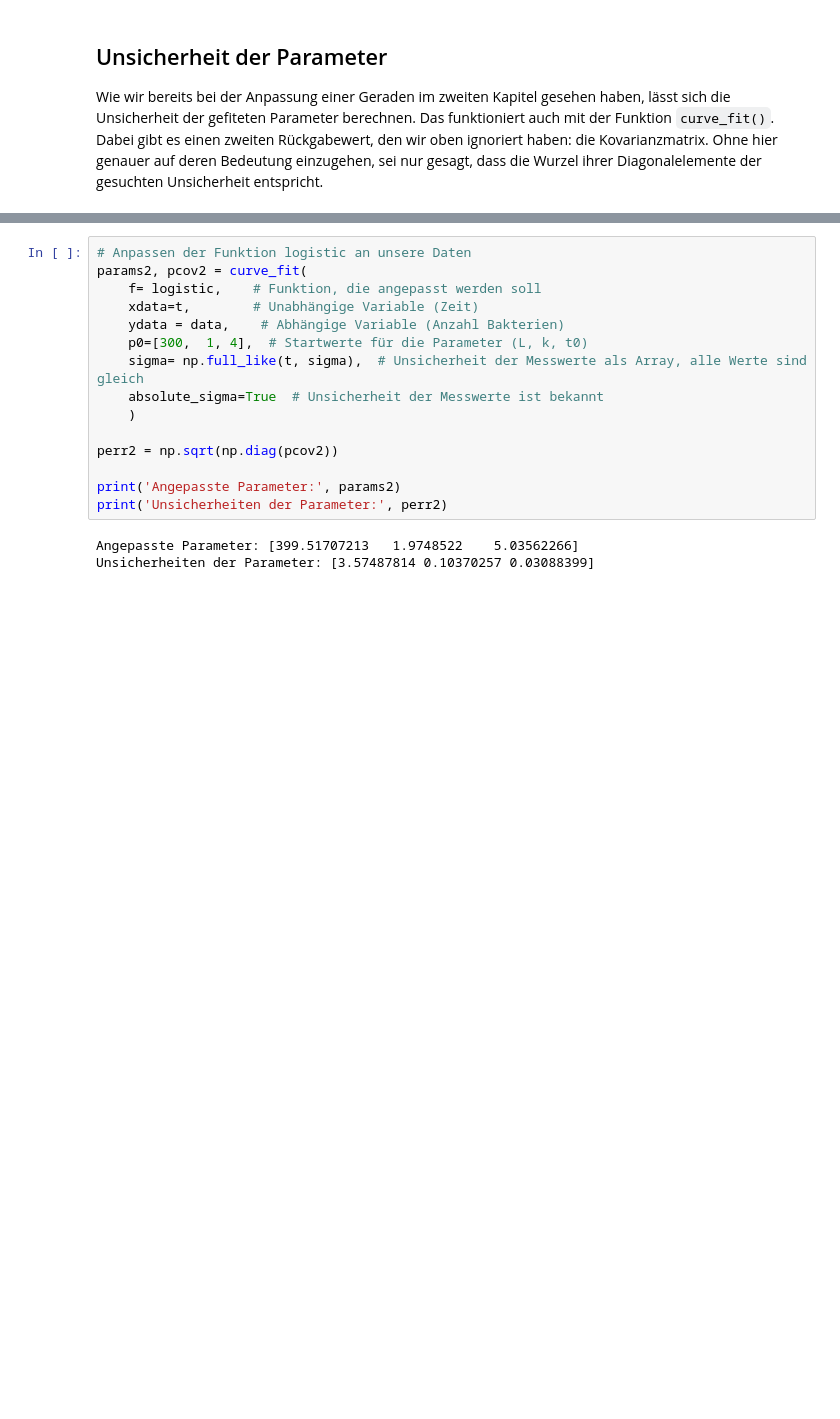
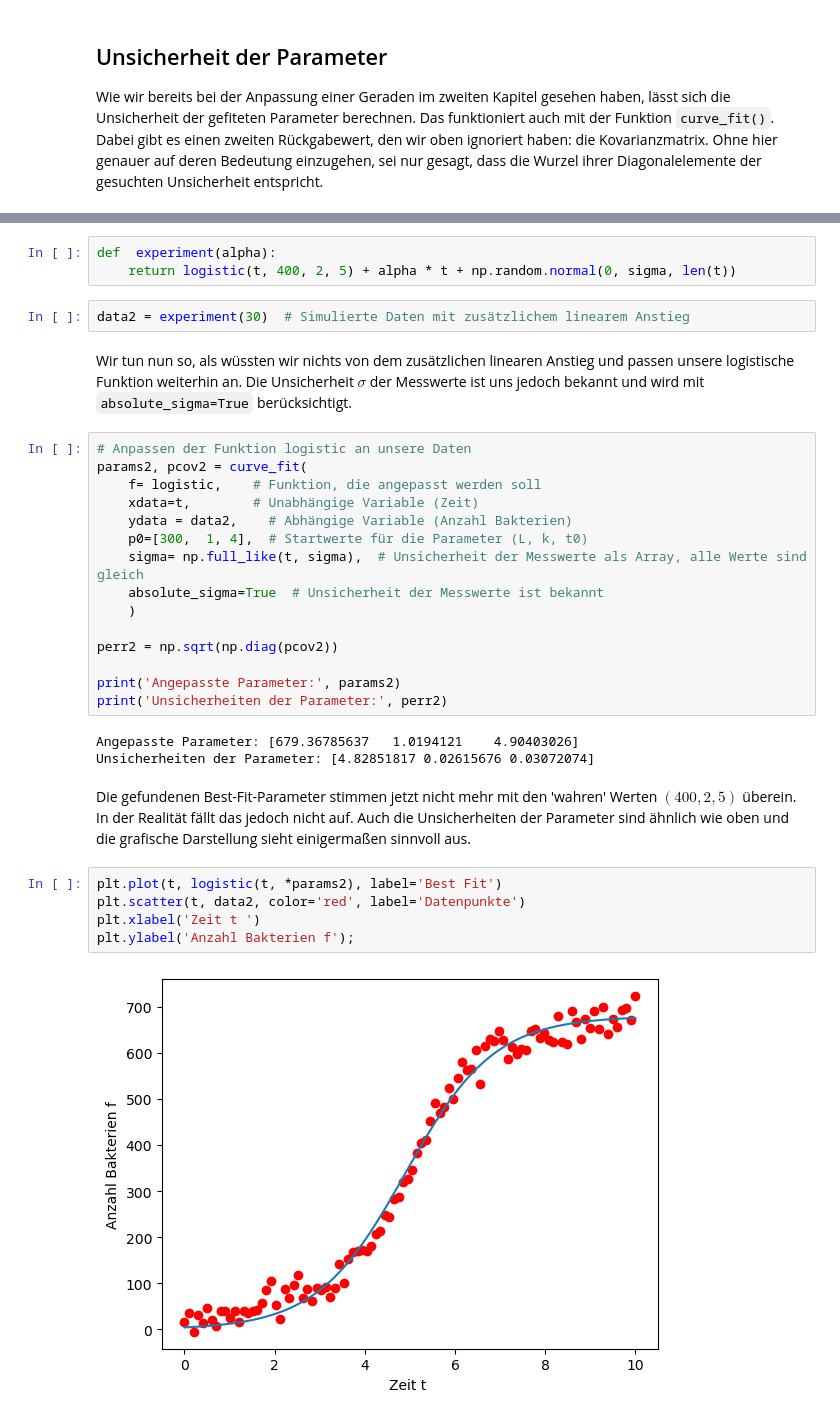
Before and after one commit to Lippitz-Lab/praktikum_1, a Jupyter notebook: kap5_fit.ipynb, the cells around one changed output, grey strips where cells are left out. Saved outputs shown, nothing was run; the diff lists cells and outputs as text; blank space fills up the shorter version.

```diff
--- a/kap5_fit.ipynb
+++ b/kap5_fit.ipynb
@@ -181,9 +185,16 @@ In unserem Demo-Beispiel kennen wir die Unsicherheit, da wir die Standardabweich
+# %%
+def  experiment(alpha):
+    return logistic(t, 400, 2, 5) + alpha * t + np.random.normal(0, sigma, len(t))
+# %%
+data2 = experiment(30)  # Simulierte Daten mit zusätzlichem linearem Anstieg
+# %% [markdown]
+Wir tun nun so, als wüssten wir nichts von dem zusätzlichen linearen Anstieg und passen unsere logistische Funktion weiterhin an. Die Unsicherheit $\sigma$ der Messwerte ist uns jedoch bekannt und wird mit `absolute_sigma=True` berücksichtigt.
 # %%
 # Anpassen der Funktion logistic an unsere Daten
 params2, pcov2 = curve_fit(
     f= logistic,    # Funktion, die angepasst werden soll
     xdata=t,        # Unabhängige Variable (Zeit)
-    ydata = data,    # Abhängige Variable (Anzahl Bakterien)
+    ydata = data2,    # Abhängige Variable (Anzahl Bakterien)
     p0=[300,  1, 4],  # Startwerte für die Parameter (L, k, t0)
     sigma= np.full_like(t, sigma),  # Unsicherheit der Messwerte als Array, alle Werte sind gleich
     absolute_sigma=True  # Unsicherheit der Messwerte ist bekannt
@@ -194,5 +205,14 @@ perr2 = np.sqrt(np.diag(pcov2))
 print('Angepasste Parameter:', params2)
 print('Unsicherheiten der Parameter:', perr2)
 # %% [output]
-Angepasste Parameter: [399.51707213   1.9748522    5.03562266]
-Unsicherheiten der Parameter: [3.57487814 0.10370257 0.03088399]
+Angepasste Parameter: [679.36785637   1.0194121    4.90403026]
+Unsicherheiten der Parameter: [4.82851817 0.02615676 0.03072074]
+# %% [markdown]
+Die gefundenen Best-Fit-Parameter stimmen jetzt nicht mehr mit den 'wahren' Werten $ (400, 2, 5) $ überein. In der Realität fällt das jedoch nicht auf. Auch die Unsicherheiten der Parameter sind ähnlich wie oben und die grafische Darstellung sieht einigermaßen sinnvoll aus.
+# %%
+plt.plot(t, logistic(t, *params2), label='Best Fit')
+plt.scatter(t, data2, color='red', label='Datenpunkte')
+plt.xlabel('Zeit t ')
+plt.ylabel('Anzahl Bakterien f');
+# %% [output]
+[figure, added]
```
Also changed, not shown: parts of 13 cells of this notebook.
